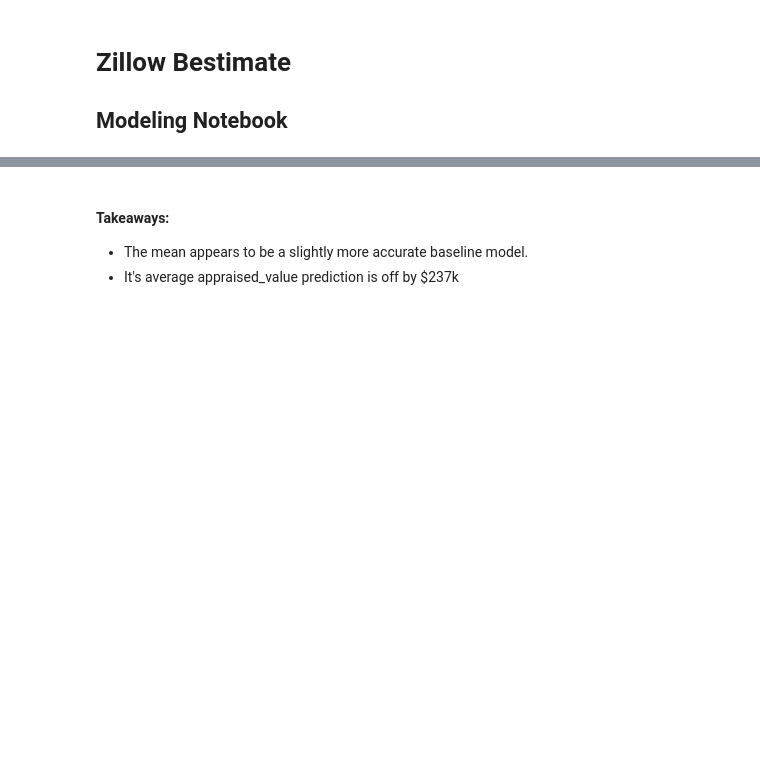
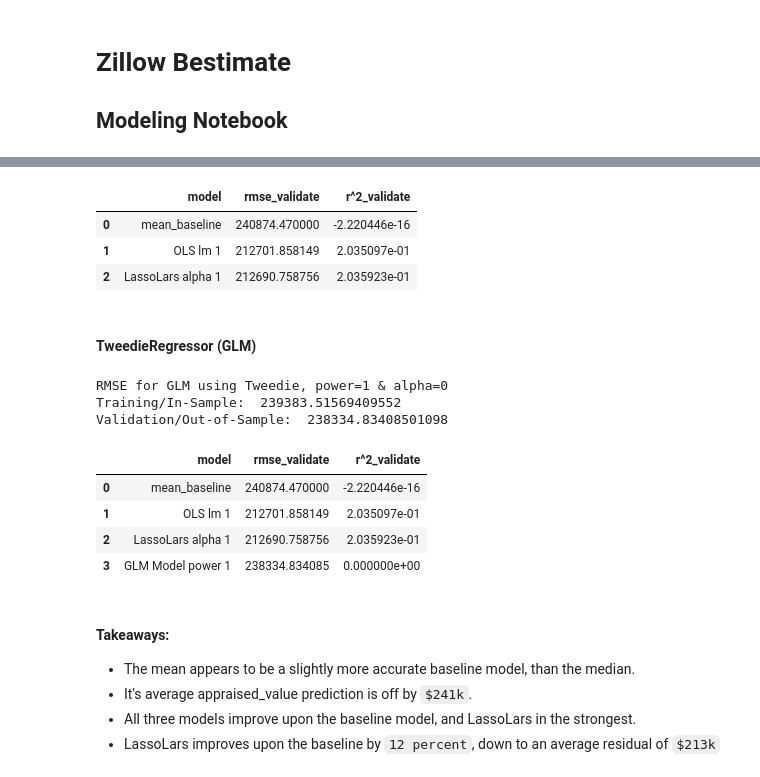
Before and after one commit to Tyler-Applegate/zillow-regression-project, a Jupyter notebook: model.ipynb, the cells around one changed output, grey strips where cells are left out. Saved outputs shown, nothing was run; the diff lists cells and outputs as text; code cells hidden in the pictures; blank space fills up the shorter version.

```diff
--- a/model.ipynb
+++ b/model.ipynb
@@ -140,4 +207,63 @@ plt.show()
+# %%
+metric_df = metric_df.append(
+    {
+    'model': 'LassoLars alpha 1',
+    'rmse_validate': rmse_validate,
+    'r^2_validate': explained_variance_score(y_validate['appraised_value'], y_validate['av_pred_lars'])}, ignore_index=True)
+metric_df
+# %% [output]
+|  | model | rmse_validate | r^2_validate |
+| 0 | mean_baseline | 240874.470000 | -2.220446e-16 |
+| 1 | OLS lm 1 | 212701.858149 | 2.035097e-01 |
+| 2 | LassoLars alpha 1 | 212690.758756 | 2.035923e-01 |
+# %% [markdown]
+#### TweedieRegressor (GLM)
+# %%
+
+# create the model object
+glm = TweedieRegressor(power=1, alpha=0)
+
+# fit the model to our training data. We must specify the column in y_train,
+# since we have converted it to a dataframe from a series!
+
+glm.fit(X_train, y_train['appraised_value'])
+
+# predict train
+y_train['av_pred_glm'] = glm.predict(X_train)
+
+# evaluate: rmse
+rmse_train = mean_squared_error(y_train['appraised_value'], y_train['av_pred_glm']) ** 0.5
+
+
+# predict validate
+y_validate['av_pred_glm'] = glm.predict(X_validate)
+
+# evaluate: rmse
+rmse_validate = mean_squared_error(y_validate['appraised_value'], y_validate['av_pred_glm']) ** 0.5
+
+
+print("RMSE for GLM using Tweedie, power=1 & alpha=0\nTraining/In-Sample: ", rmse_train,
+      "\nValidation/Out-of-Sample: ", rmse_validate)
+# %% [output]
+RMSE for GLM using Tweedie, power=1 & alpha=0
+Training/In-Sample:  239383.51569409552
+Validation/Out-of-Sample:  238334.83408501098
+# %%
+metric_df = metric_df.append(
+    {
+    'model': 'GLM Model power 1',
+    'rmse_validate': rmse_validate,
+    'r^2_validate': explained_variance_score(y_validate['appraised_value'], y_validate['av_pred_glm'])}, ignore_index=True)
+metric_df
+# %% [output]
+|  | model | rmse_validate | r^2_validate |
+| 0 | mean_baseline | 240874.470000 | -2.220446e-16 |
+| 1 | OLS lm 1 | 212701.858149 | 2.035097e-01 |
+| 2 | LassoLars alpha 1 | 212690.758756 | 2.035923e-01 |
+| 3 | GLM Model power 1 | 238334.834085 | 0.000000e+00 |
 # %% [markdown]
 #### Takeaways:
-- The mean appears to be a slightly more accurate baseline model.
-- It's average appraised_value prediction is off by $237k
+- The mean appears to be a slightly more accurate baseline model, than the median.
+- It's average appraised_value prediction is off by `$241k`.
+- All three models improve upon the baseline model, and LassoLars in the strongest.
+- LassoLars improves upon the baseline by `12 percent`, down to an average residual of `$213k`
```
Also changed, not shown: parts of 13 cells of this notebook, 4 other files.
